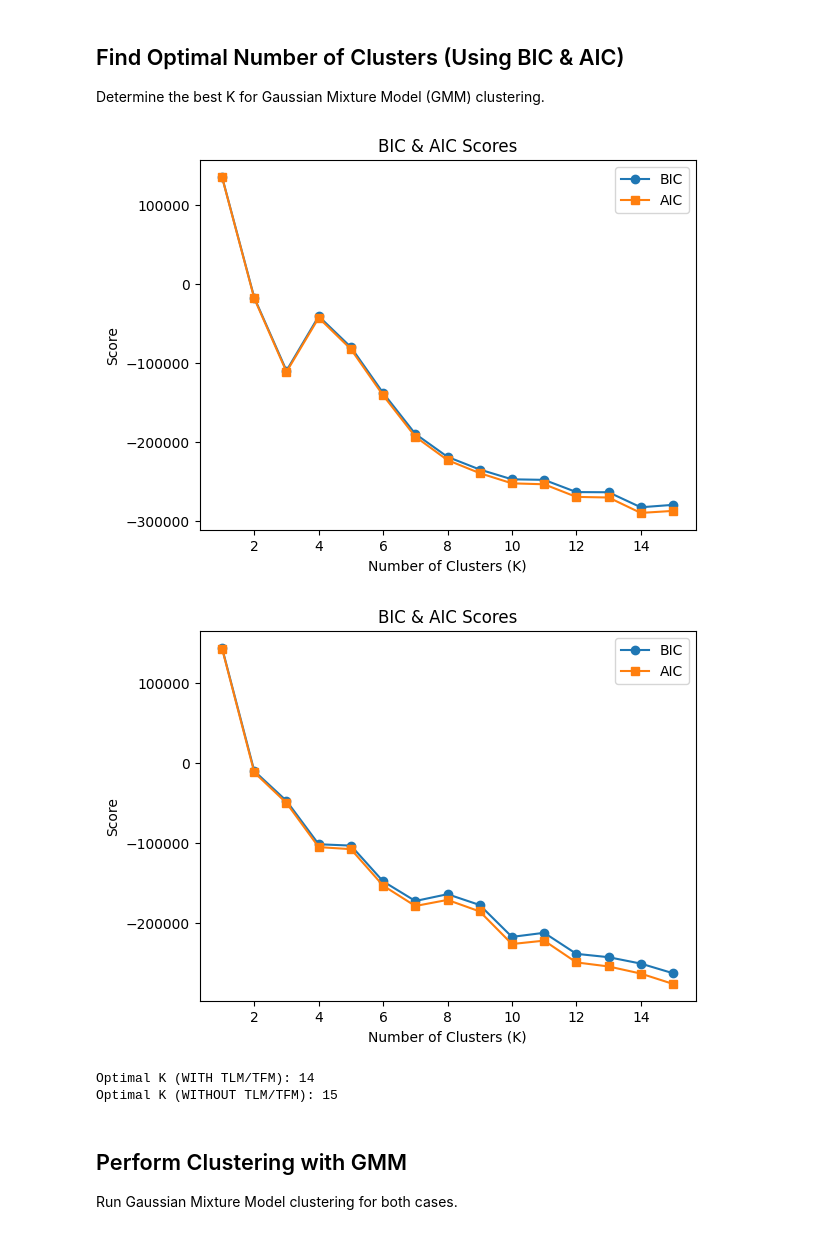
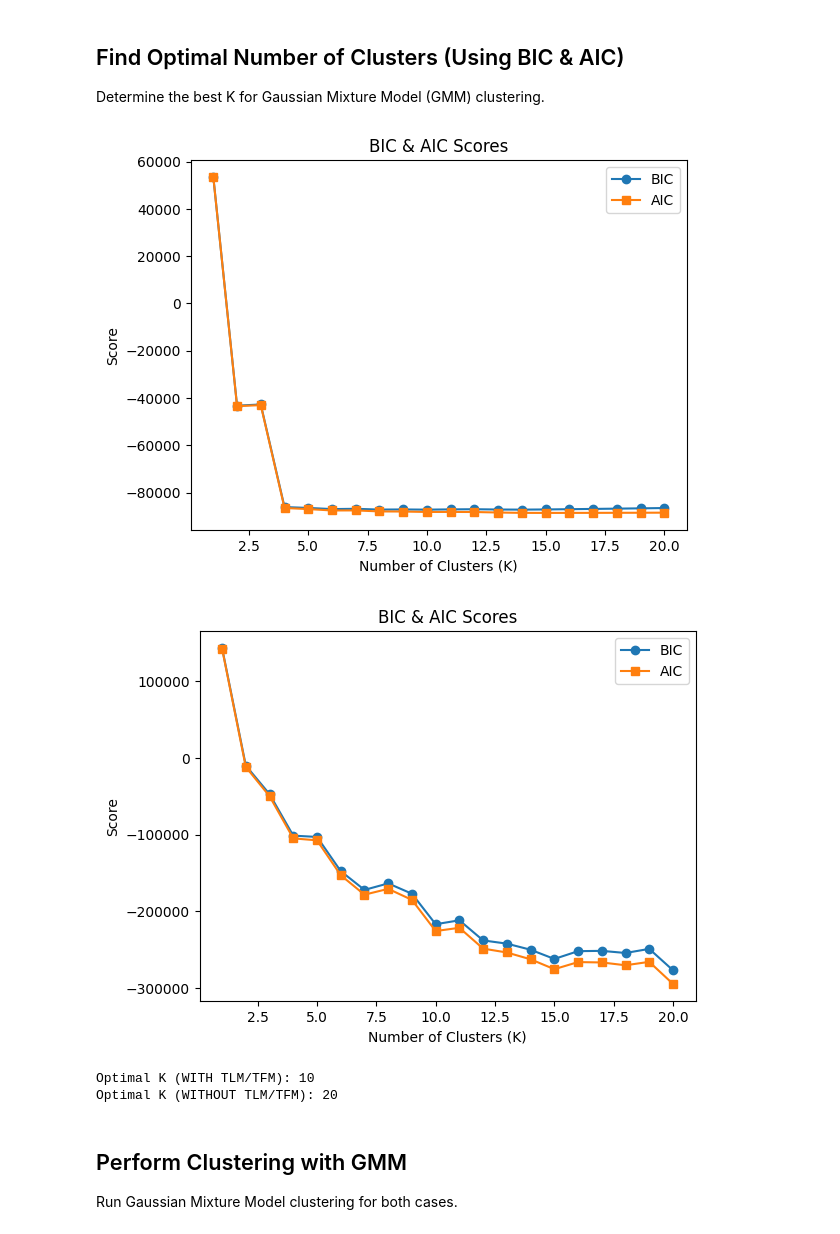
Before and after one commit to d-pizhuk/bt-tfm-tlm-clustering, a Jupyter notebook: clustering.ipynb, the cells around one changed output. Cells and saved outputs as stored; diff of their text form; code cells hidden in the pictures.

```diff
--- a/clustering.ipynb
+++ b/clustering.ipynb
@@ -38,67 +196,86 @@ Merged dataset with CV-level. Shape: (5177, 16)
 Specify which features will be included for each clustering approach.
 # %%
 # Common numeric features
-numerical_features_common = ['bmi', 'age_in_months']
+# numerical_features_common = ['bmi', 'age_in_months']
+# numerical_features_common = ['bmi']
 
 # Features WITH TLM/TFM
-numerical_features_tlm_tfm = ['total_fat_mass', 'total_lean_mass']
+# numerical_features_tlm_tfm = ['total_fat_mass', 'total_lean_mass']
+# numerical_features_tlm_tfm = ['fat_percentage']
 
 # Define feature sets
-numerical_features_with = numerical_features_common + numerical_features_tlm_tfm
-numerical_features_without = numerical_features_common + ['weight', 'height', 'maximal_calf_circumference',
-                                                          'arm_circumference', 'waist_circumference', 'thigh_circumference']
+# numerical_features_with = numerical_features_common + numerical_features_tlm_tfm
+# numerical_features_without = numerical_features_common + ['weight', 'height', 'maximal_calf_circumference',
+#                                                           'arm_circumference', 'waist_circumference', 'thigh_circumference']
 
 # Categorical features (for encoding)
-categorical_features = ['gender', 'ethnicity', 'cv_fitness_level']
+# categorical_features = ['gender', 'ethnicity', 'cv_fitness_level']
+# categorical_features = ['cv_fitness_level']
+
+numerical_features_with = ['bmi', 'fat_percentage']
+numerical_features_without = ['weight', 'height', 'bmi',
+                              'maximal_calf_circumference',
+                              'arm_circumference',
+                              'waist_circumference',
+                              'thigh_circumference',
+                              'age_in_months']
+
+categorical_features_with = ['cv_fitness_level']
+categorical_features_without = ['gender', 'ethnicity', 'cv_fitness_level']
 # %% [markdown]
 ## Encode and Scale Data
 Encode categorical features and standardize numerical features.
 # %%
-encoder = OneHotEncoder(drop='first', sparse_output=False)
+encoder_with = OneHotEncoder(drop='first', sparse_output=False)
+encoder_without = OneHotEncoder(drop='first', sparse_output=False)
 
-encoded_categorical = encoder.fit_transform(health_data_with_cv[categorical_features])
-encoded_df = pd.DataFrame(encoded_categorical, columns=encoder.get_feature_names_out(categorical_features),
+encoded_categorical_with = encoder_with.fit_transform(health_data_with_cv[categorical_features_with])
+encoded_df_with = pd.DataFrame(encoded_categorical_with, columns=encoder_with.get_feature_names_out(categorical_features_with),
+                          index=health_data_with_cv.index)
+
+encoded_categorical_without = encoder_without.fit_transform(health_data_with_cv[categorical_features_without])
+encoded_df_without = pd.DataFrame(encoded_categorical_without, columns=encoder_without.get_feature_names_out(categorical_features_without),
                           index=health_data_with_cv.index)
 
 scaler = StandardScaler()
-data_with_scaled = scaler.fit_transform(pd.concat([health_data_with_cv[numerical_features_with], encoded_df], axis=1))
-data_without_scaled = scaler.fit_transform(pd.concat([health_data_with_cv[numerical_features_without], encoded_df], axis=1))
+data_with_scaled = scaler.fit_transform(pd.concat([health_data_with_cv[numerical_features_with], encoded_df_with], axis=1))
+data_without_scaled = scaler.fit_transform(pd.concat([health_data_with_cv[numerical_features_without], encoded_df_without], axis=1))
 # %% [markdown]
 ## Find Optimal Number of Clusters (Using BIC & AIC)
 Determine the best K for Gaussian Mixture Model (GMM) clustering.
 # %%
-def find_optimal_k(data_scaled, k_range=range(1, 16)):
+def find_optimal_k(data_scaled, k_range=range(1, 21)):
     bic_scores = []
     aic_scores = []
 
     for k in k_range:
         gmm = GaussianMixture(n_components=k, random_state=42)
         gmm.fit(data_scaled)
         bic_scores.append(gmm.bic(data_scaled))
         aic_scores.append(gmm.aic(data_scaled))
 
     # Plot BIC/AIC scores
     plt.figure()
     plt.plot(k_range, bic_scores, marker='o', label="BIC")
     plt.plot(k_range, aic_scores, marker='s', label="AIC")
     plt.xlabel("Number of Clusters (K)")
     plt.ylabel("Score")
     plt.legend()
     plt.title("BIC & AIC Scores")
     plt.show()
 
     return k_range[np.argmin(bic_scores)]
 
 optimal_k_with = find_optimal_k(data_with_scaled)
 optimal_k_without = find_optimal_k(data_without_scaled)
 
 print(f"Optimal K (WITH TLM/TFM): {optimal_k_with}")
 print(f"Optimal K (WITHOUT TLM/TFM): {optimal_k_without}")
 # %% [output]
-[figure, old version]
+[figure, new version]
-[figure, old version]
+[figure, new version]
-Optimal K (WITH TLM/TFM): 14
-Optimal K (WITHOUT TLM/TFM): 15
+Optimal K (WITH TLM/TFM): 10
+Optimal K (WITHOUT TLM/TFM): 20
 # %% [markdown]
 ## Perform Clustering with GMM
 Run Gaussian Mixture Model clustering for both cases.
```
Also changed, not shown: parts of 8 cells of this notebook, 12 other files.
